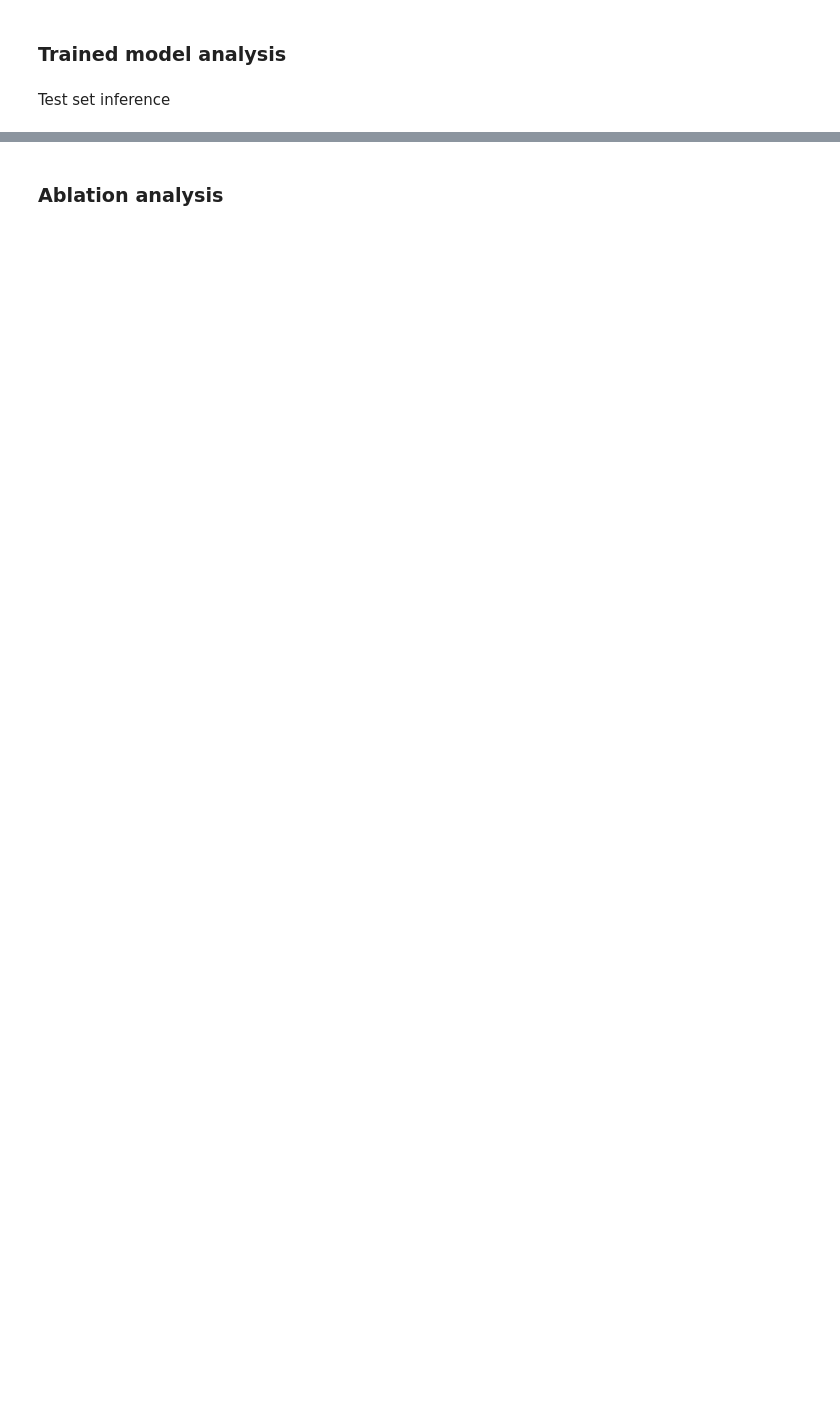
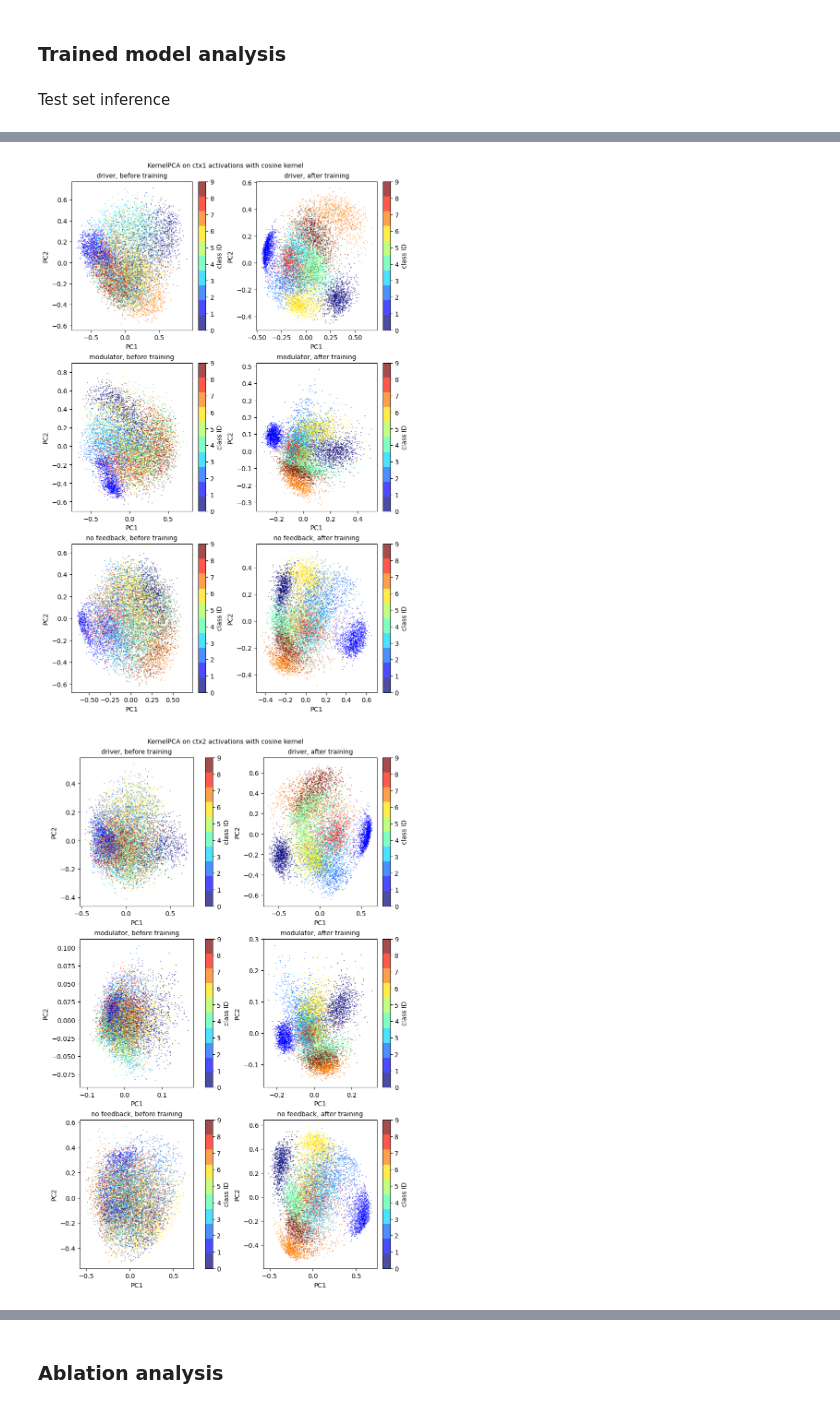
Before and after one commit to pmccthy/ThalamoCortex, a Jupyter notebook: analysis/mnist_analysis.ipynb, the cells around one changed output, grey strips where cells are left out. Cells and saved outputs as stored; diff of their text form; code cells hidden in the pictures; blank space fills up the shorter version.

```diff
--- a/analysis/mnist_analysis.ipynb
+++ b/analysis/mnist_analysis.ipynb
@@ -191,6 +205,7 @@ else:
 # %%
 # inference on full test set using models trained to various epochs
 epochs_range = np.arange(0, 800, 25)
+epochs_range = np.append(epochs_range, [799])
 activations = {}
 for model_selected in models_selected:
     activations[model_selected] = {}
@@ -243,8 +258,8 @@ for model_selected in models_selected:
 # }
 readable_layer_idxs = {"ctx1": 2,
                        "ctx2": 5,
-                       "ctx_readout": 7
-                #   "thal": 10, # TODO: figure out why thal layer not showing up in activations dict
+                       "ctx_readout": 7,
+                       "thal": 10, # TODO: figure out why thal layer not showing up in activations dict
 }
 # %%
 # activations decoding analysis
@@ -290,3 +327,11 @@ for layer_selected in layers_selected:
+# %%
+# save decoding accuracies
+with open(Path(save_path, "svm_decoding_acc.pkl"), "wb") as handle:
+    pickle.dump(accuracies, handle)
+# %%
+# load decoding accuracies if don't want to re-run
+with open(Path(save_path, "svm_decoding_acc.pkl"), "rb") as handle:
+    accuracies = pickle.load(handle)
 # %%
 for layer in accuracies.keys():
     fig, ax = plt.subplots(1, 1, figsize=(3, 3))
@@ -303,40 +352,51 @@ for layer in accuracies.keys():
 # %%
 # activations analysis
-reduction_method = "PCA"
-kernel = "rbf"
-epochs = {"before": 0,
-          "after": 775}
+reduction_method = "KernelPCA"
+kernel = "cosine"
+epochs = {"before training": 0,
+          "after training": 799}
 
 # generate colourmap
 jet_cmap = plt.colormaps["jet"]
 N = 10
 colors = jet_cmap(np.linspace(0, 1, N))
 discrete_cmap = mcolors.ListedColormap(colors)
 
 for layer in accuracies.keys():
-    fig, ax = plt.subplots(len(accuracies[layer]), len(epochs), figsize=(4 * len(epochs), 4 * len(accuracies[layer])), layout="constrained")
-    for model_idx, model_selected in enumerate(accuracies[layer].keys()):
+
+    if layer == "thal":
+        model_list = ["driver", "modulator"]
+    else:
+        model_list = ["driver", "modulator", "no feedback"]
+
+    fig, ax = plt.subplots(len(model_list), len(epochs), figsize=(4 * len(epochs), 4 * len(model_list)), layout="constrained")
+
+    for model_idx, model_selected in enumerate(model_list):
 
         for epoch_idx, (epoch_name, epoch) in enumerate(epochs.items()):
 
             features = activations[model_selected][epoch][list(activations[model_selected][epoch].keys())[readable_layer_idxs[layer]]].detach().numpy()
 
             if reduction_method == "PCA":
                 pca = PCA(n_components=2)
                 activations_2d = pca.fit_transform(features)
                 title = f"{reduction_method} on {layer} activations"
                 save_tag = "pca"
             elif reduction_method == "KernelPCA":
-                pca_transformer = KernelPCA(n_components=2, kernel="cosine")
+                pca_transformer = KernelPCA(n_components=2, kernel=kernel)
                 activations_2d = pca_transformer.fit_transform(features)
-                title = f"{reduction_method} on {layer} activations\nwith {kernel} kernel (epoch {epoch})"
+                title = f"{reduction_method} on {layer} activations with {kernel} kernel"
                 save_tag = "kernel_pca"
 
-            scatter = ax[epoch_idx].scatter(activations_2d[:, 0], activations_2d[:, 1], c=y_all_reshaped, cmap=discrete_cmap, alpha=0.7, s=0.2)
+            scatter = ax[model_idx, epoch_idx].scatter(activations_2d[:, 0], activations_2d[:, 1], c=y_all_reshaped, cmap=discrete_cmap, alpha=0.7, s=0.2)
             plt.colorbar(scatter, label="class ID")
-            ax[epoch_idx].set_title(f"{model_selected}, {epoch_name}")
-            ax[epoch_idx].set_xlabel("PC1")
-            ax[epoch_idx].set_ylabel("PC2")
+
+            ax[model_idx, epoch_idx].set_title(f"{model_selected}, {epoch_name}")
+            ax[model_idx, epoch_idx].set_xlabel("PC1")
+            ax[model_idx, epoch_idx].set_ylabel("PC2")
 
     fig.suptitle(title)
     fig.savefig(Path(save_path, f"{save_tag}_{layer}_activations_prepostlearning.png"))
+# %% [output]
+[figure, added]
+[figure, added]
```
Also changed, not shown: parts of 28 cells of this notebook.
